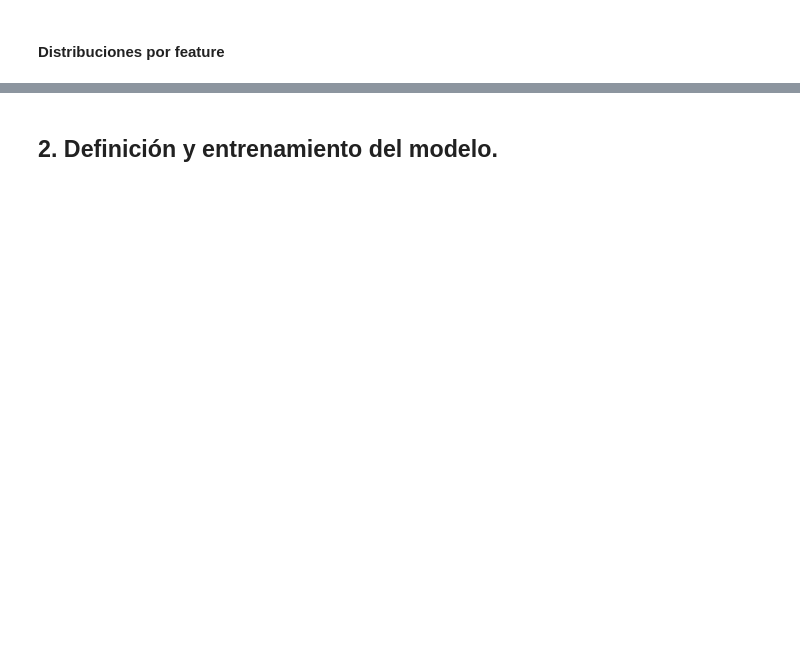
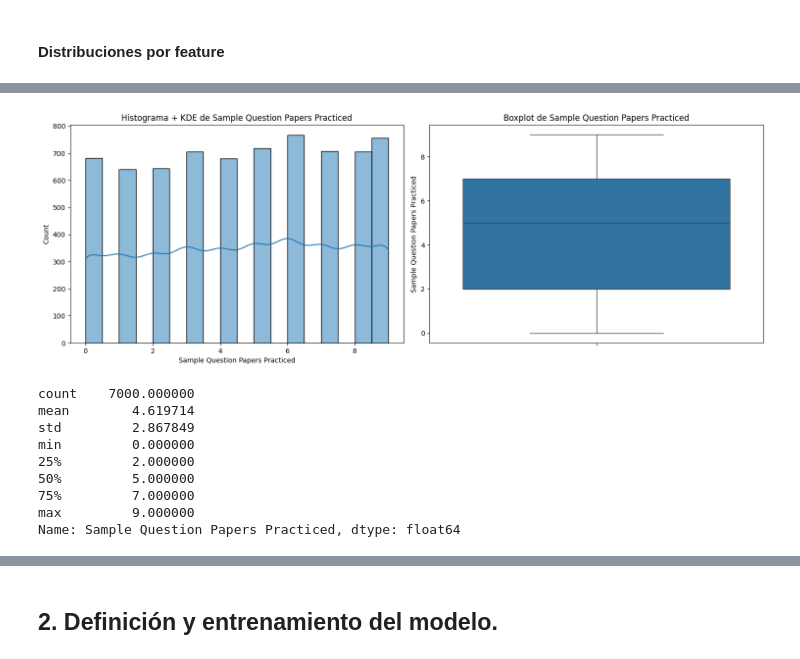
Before and after one commit to julilc/NN_Examples, a Jupyter notebook: NN_Students_Scores/students_scores.ipynb, the cells around one changed output, grey strips where cells are left out. Saved outputs shown, nothing was run; the diff lists cells and outputs as text; code cells hidden in the pictures; blank space fills up the shorter version.

```diff
--- a/NN_Students_Scores/students_scores.ipynb
+++ b/NN_Students_Scores/students_scores.ipynb
@@ -232,0 +323,13 @@ Obtenemos las distribuciones para cada columna
+# %%
+plot_distribution(X_train, 'Sample Question Papers Practiced')
+# %% [output]
+[figure, added]
+count    7000.000000
+mean        4.619714
+std         2.867849
+min         0.000000
+25%         2.000000
+50%         5.000000
+75%         7.000000
+max         9.000000
+Name: Sample Question Papers Practiced, dtype: float64
```
Also changed, not shown: parts of 35 cells of this notebook.
